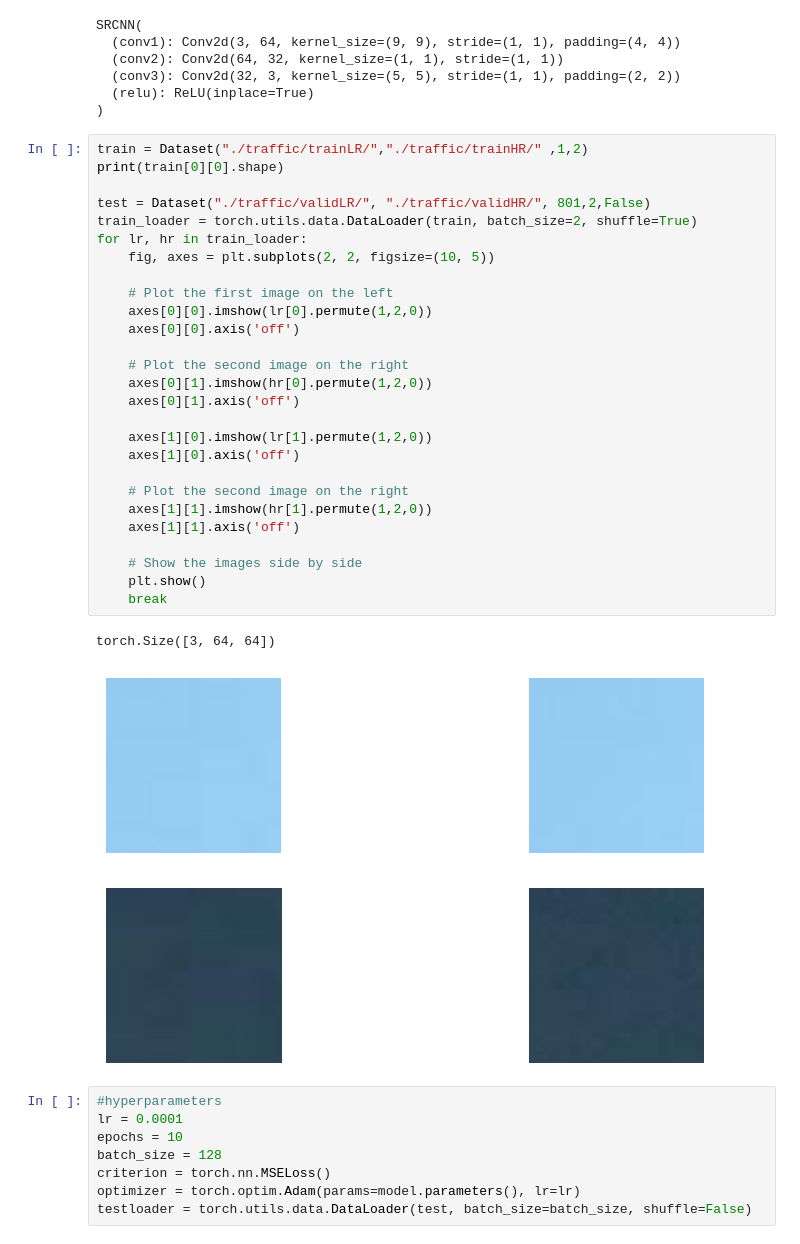
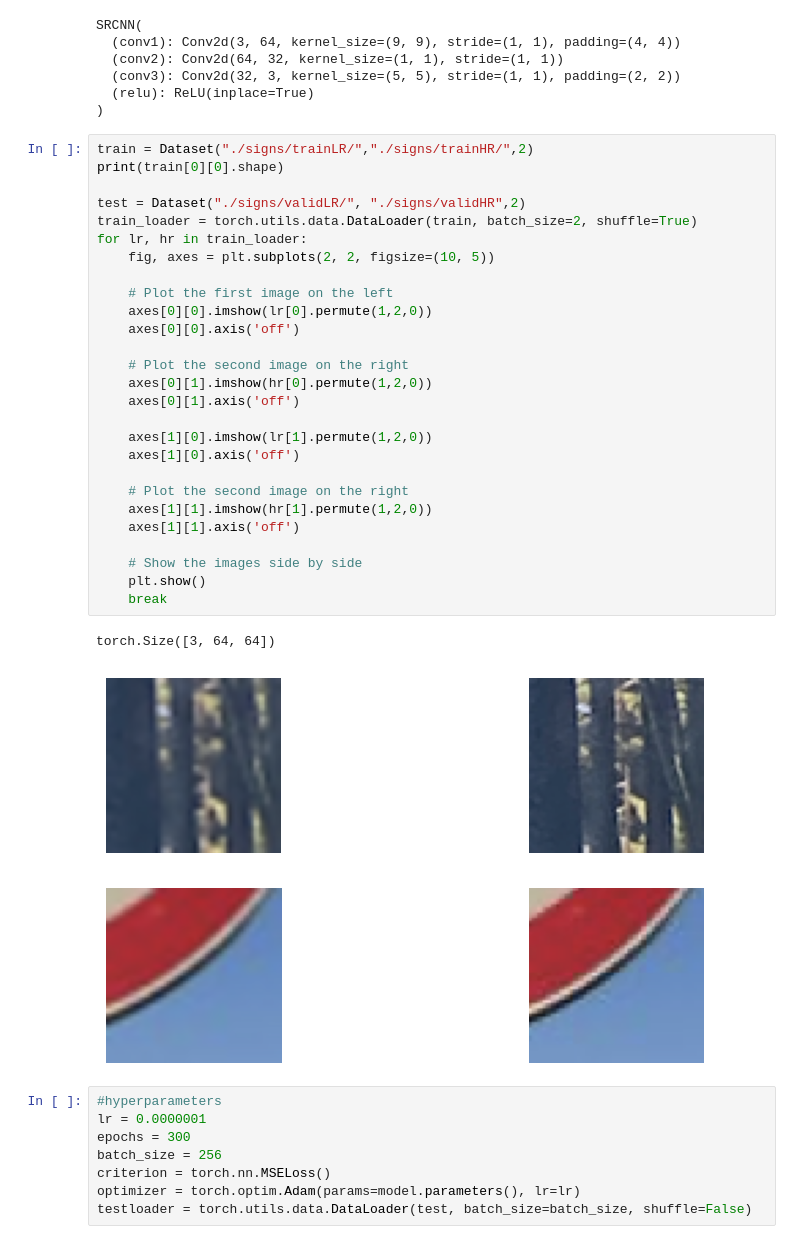
Before and after one commit to waggle-sensor/summer2023, a Jupyter notebook: Arnold/super-resolution/SRCNN.ipynb, the cells around one changed output. Drawn from its saved outputs; the diff is of its cells as text.

```diff
--- a/Arnold/super-resolution/SRCNN.ipynb
+++ b/Arnold/super-resolution/SRCNN.ipynb
@@ -22,40 +22,40 @@ SRCNN(
   (relu): ReLU(inplace=True)
 )
 # %%
-train = Dataset("./traffic/trainLR/","./traffic/trainHR/" ,1,2)
+train = Dataset("./signs/trainLR/","./signs/trainHR/",2)
 print(train[0][0].shape)
 
-test = Dataset("./traffic/validLR/", "./traffic/validHR/", 801,2,False)
+test = Dataset("./signs/validLR/", "./signs/validHR",2)
 train_loader = torch.utils.data.DataLoader(train, batch_size=2, shuffle=True)
 for lr, hr in train_loader:
     fig, axes = plt.subplots(2, 2, figsize=(10, 5))
 
     # Plot the first image on the left
     axes[0][0].imshow(lr[0].permute(1,2,0))
     axes[0][0].axis('off')
 
     # Plot the second image on the right
     axes[0][1].imshow(hr[0].permute(1,2,0))
     axes[0][1].axis('off')
 
     axes[1][0].imshow(lr[1].permute(1,2,0))
     axes[1][0].axis('off')
 
     # Plot the second image on the right
     axes[1][1].imshow(hr[1].permute(1,2,0))
     axes[1][1].axis('off')
 
     # Show the images side by side
     plt.show()
     break
 # %% [output]
 torch.Size([3, 64, 64])
-[figure, old version]
+[figure, new version]
 # %%
 #hyperparameters
-lr = 0.0001
-epochs = 10
-batch_size = 128
+lr = 0.0000001
+epochs = 300
+batch_size = 256
 criterion = torch.nn.MSELoss()
 optimizer = torch.optim.Adam(params=model.parameters(), lr=lr)
 testloader = torch.utils.data.DataLoader(test, batch_size=batch_size, shuffle=False)
```
Also changed, not shown: parts of 5 cells of this notebook, 4 other files.
